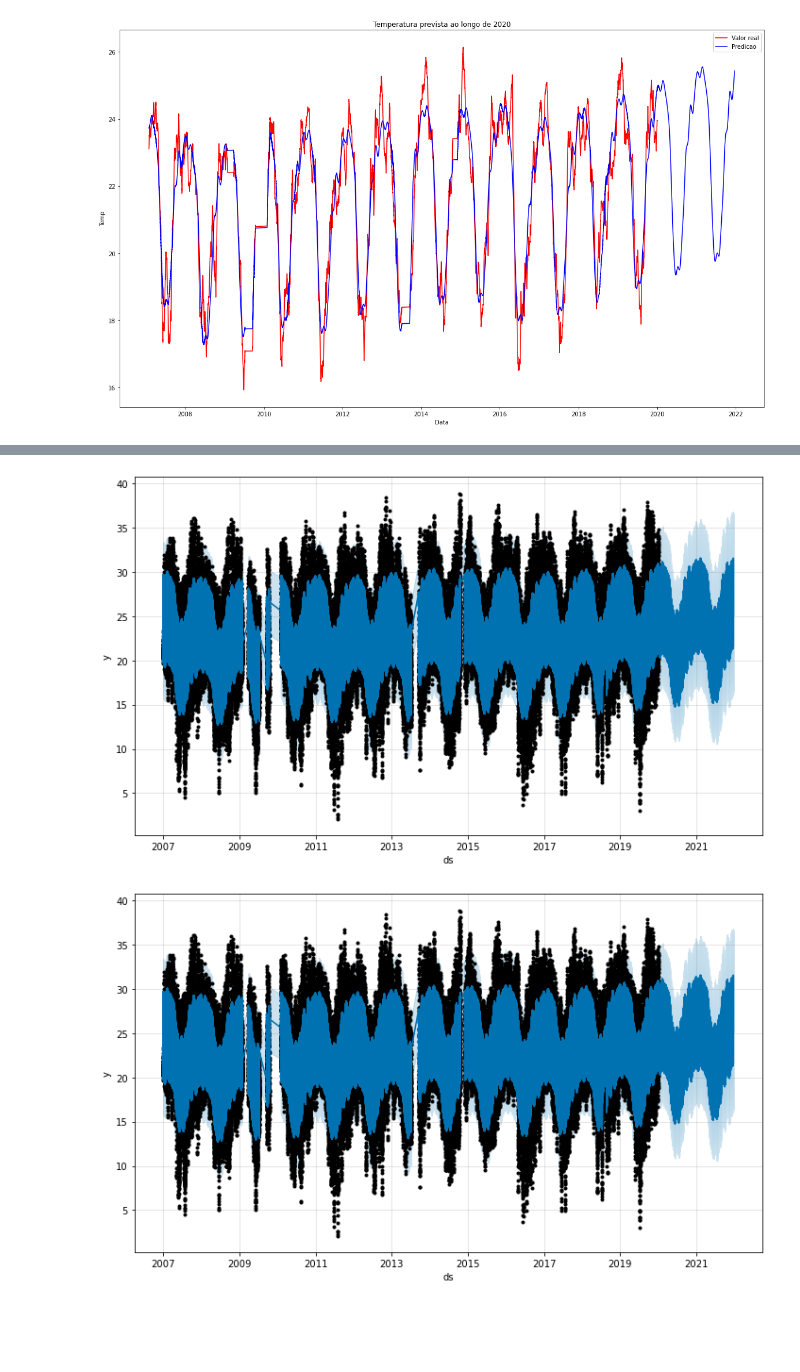
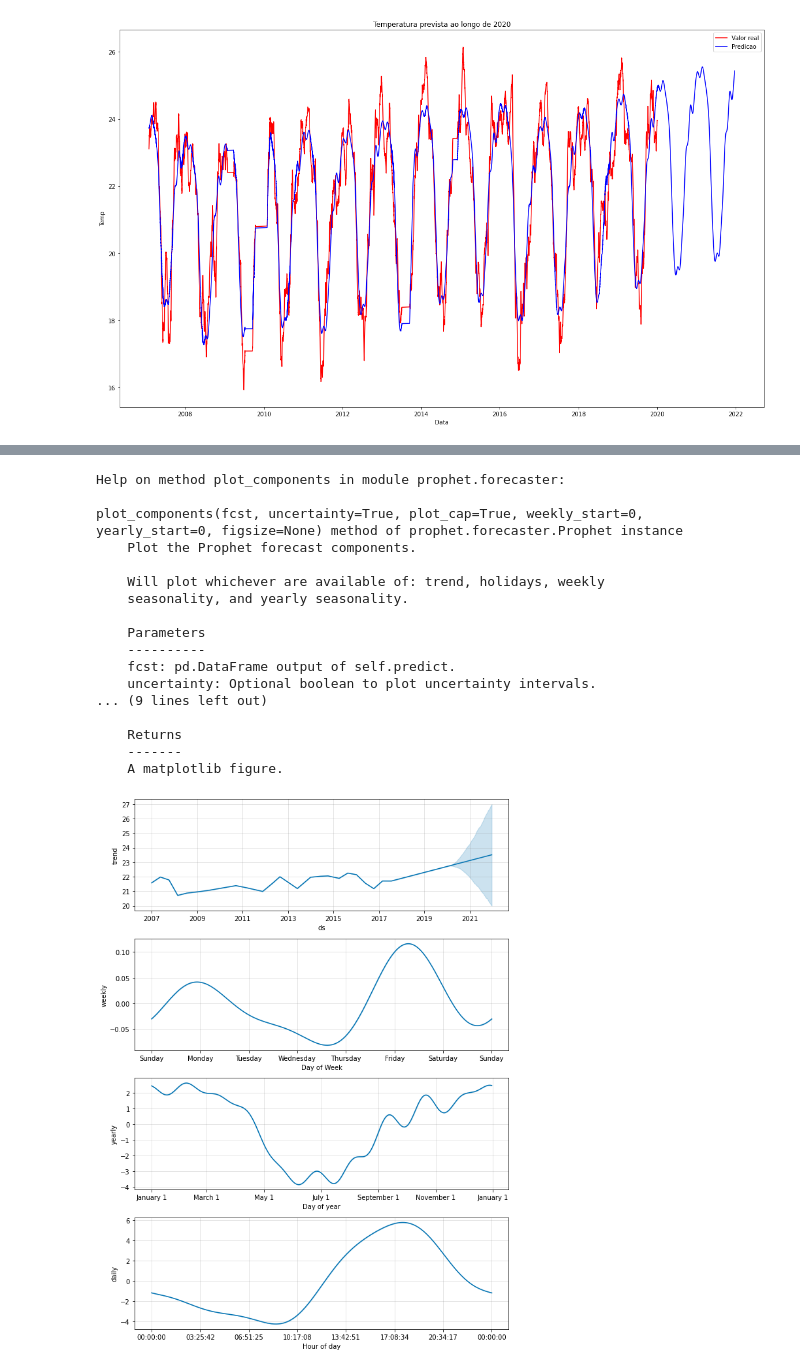
Before and after one commit to RodrigoSoares256/Time_Series, a Jupyter notebook: prophetBasic.ipynb, the cells around one changed output, grey strips where cells are left out. Cells and saved outputs as stored; diff of their text form; code cells hidden in the pictures; blank space fills up the shorter version.

Commit message:
Added further improvements to prophet

```diff
--- a/prophetBasic.ipynb
+++ b/prophetBasic.ipynb
@@ -179,5 +183,24 @@ plt.show()
+# %%
+help(preditor.plot_components)
+# %% [output]
+Help on method plot_components in module prophet.forecaster:
+
+plot_components(fcst, uncertainty=True, plot_cap=True, weekly_start=0, yearly_start=0, figsize=None) method of prophet.forecaster.Prophet instance
+    Plot the Prophet forecast components.
+
+    Will plot whichever are available of: trend, holidays, weekly
+    seasonality, and yearly seasonality.
+
+    Parameters
+    ----------
+    fcst: pd.DataFrame output of self.predict.
+    uncertainty: Optional boolean to plot uncertainty intervals.
+... (9 lines left out)
+
+    Returns
+    -------
+    A matplotlib figure.
 # %%
-preditor.plot(predFuture)
+preditor.plot_components(predFuture);
 # %% [output]
-[figure, old version]
+[figure, new version]
-[figure, removed]
```
Also changed, not shown: parts of 1 cell of this notebook.
